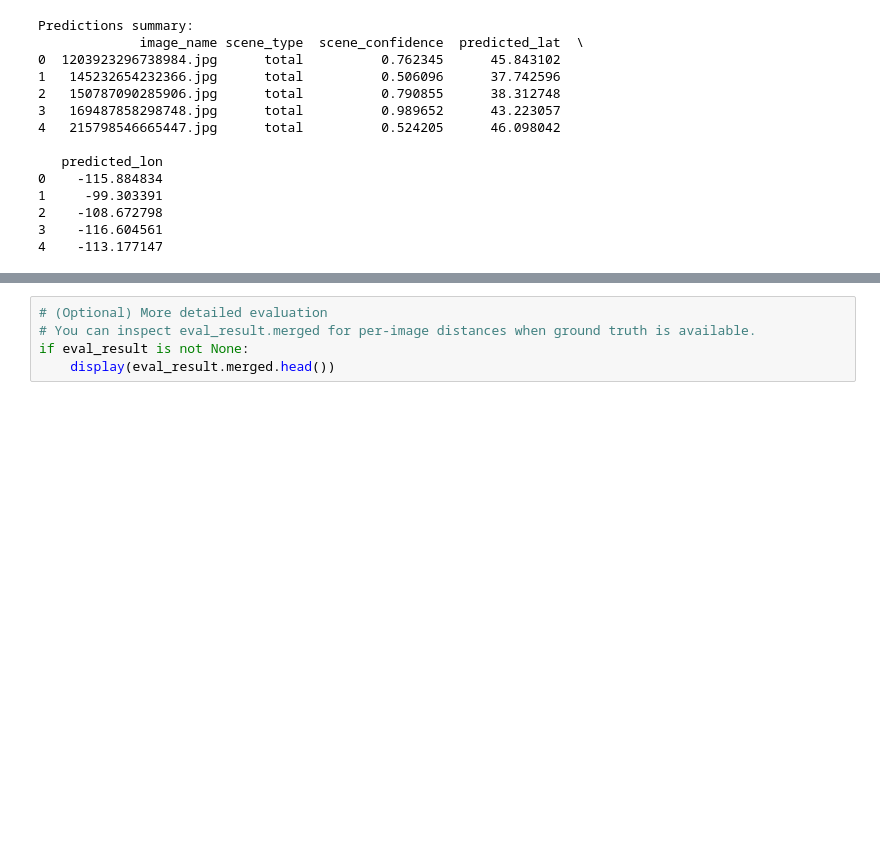
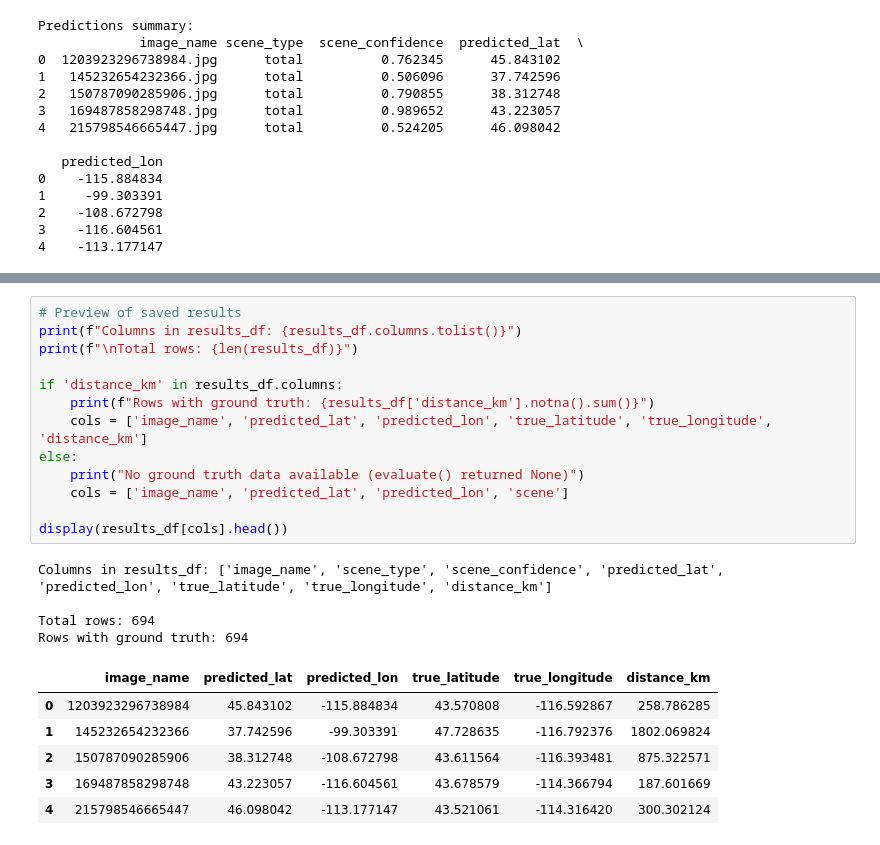
Before and after one commit to MatteoCamillo-code/GeoLoc-CVCS, a Jupyter notebook: src/notebooks/pipeline.ipynb, the cells around one changed output, grey strips where cells are left out. Saved outputs shown, nothing was run; the diff lists cells and outputs as text; blank space fills up the shorter version.

Commit message:
Added true labels to output csv

```diff
--- a/src/notebooks/pipeline.ipynb
+++ b/src/notebooks/pipeline.ipynb
@@ -113,6 +131,25 @@ print("\nPipeline complete!")
 Pipeline complete!
 # %%
-# (Optional) More detailed evaluation
-# You can inspect eval_result.merged for per-image distances when ground truth is available.
-if eval_result is not None:
-    display(eval_result.merged.head())
+# Preview of saved results
+print(f"Columns in results_df: {results_df.columns.tolist()}")
+print(f"\nTotal rows: {len(results_df)}")
+
+if 'distance_km' in results_df.columns:
+    print(f"Rows with ground truth: {results_df['distance_km'].notna().sum()}")
+    cols = ['image_name', 'predicted_lat', 'predicted_lon', 'true_latitude', 'true_longitude', 'distance_km']
+else:
+    print("No ground truth data available (evaluate() returned None)")
+    cols = ['image_name', 'predicted_lat', 'predicted_lon', 'scene']
+
+display(results_df[cols].head())
+# %% [output]
+Columns in results_df: ['image_name', 'scene_type', 'scene_confidence', 'predicted_lat', 'predicted_lon', 'true_latitude', 'true_longitude', 'distance_km']
+
+Total rows: 694
+Rows with ground truth: 694
+|  | image_name | predicted_lat | predicted_lon | true_latitude | true_longitude | distance_km |
+| 0 | 1203923296738984 | 45.843102 | -115.884834 | 43.570808 | -116.592867 | 258.786285 |
+| 1 | 145232654232366 | 37.742596 | -99.303391 | 47.728635 | -116.792376 | 1802.069824 |
+| 2 | 150787090285906 | 38.312748 | -108.672798 | 43.611564 | -116.393481 | 875.322571 |
+| 3 | 169487858298748 | 43.223057 | -116.604561 | 43.678579 | -114.366794 | 187.601669 |
+| 4 | 215798546665447 | 46.098042 | -113.177147 | 43.521061 | -114.316420 | 300.302124 |
```
Also changed, not shown: parts of 2 cells of this notebook, 4 other files.
